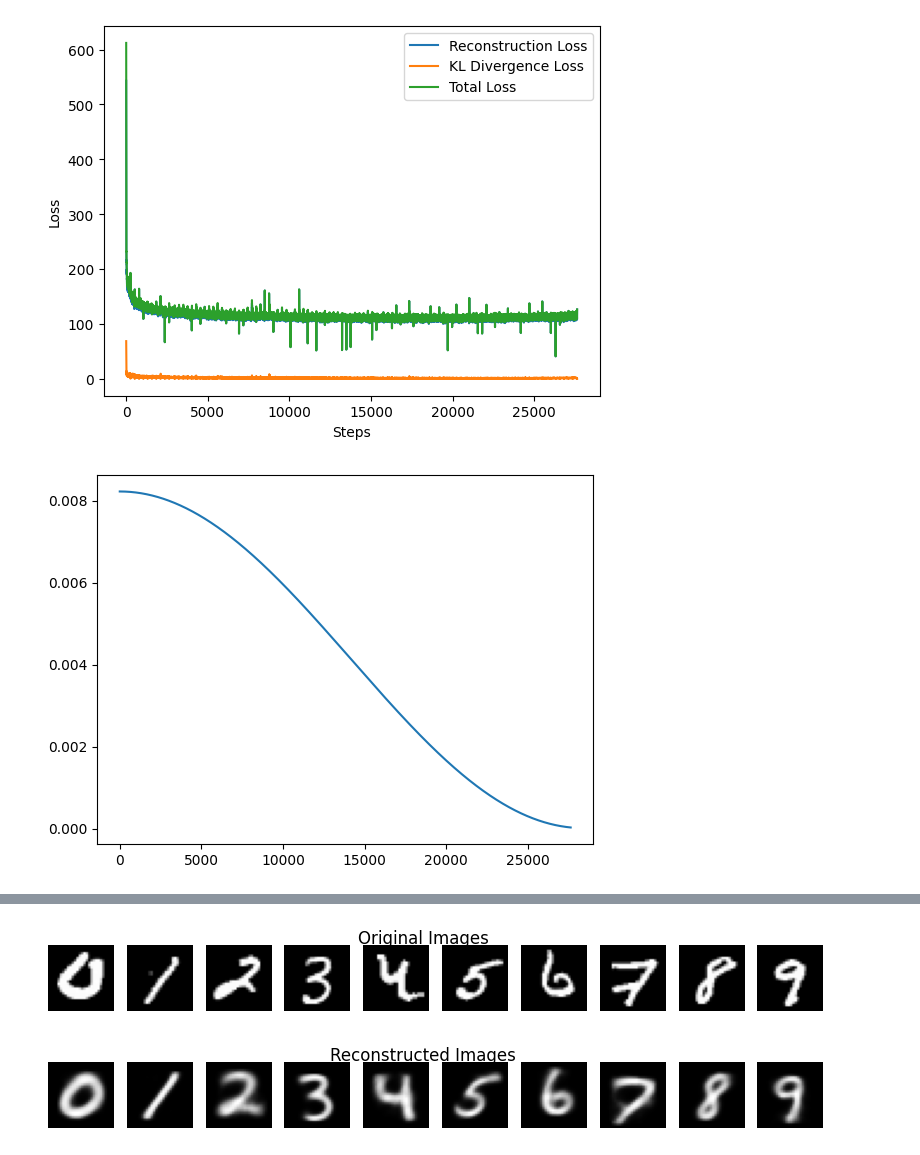
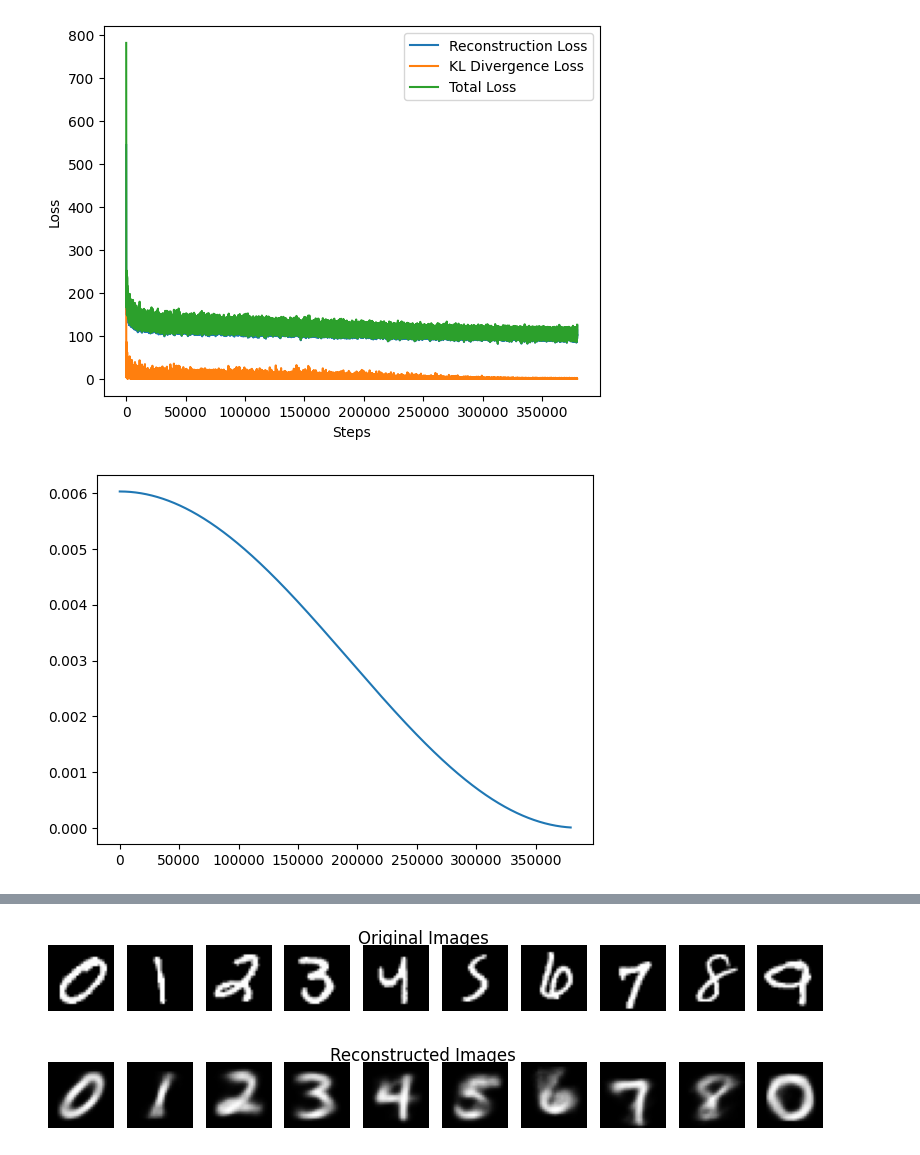
Before and after one commit to WayfarerYuan/MyCVAE, a Jupyter notebook: myCVAE_v5.ipynb, the cells around one changed output, grey strips where cells are left out. Saved outputs shown, nothing was run; the diff lists cells and outputs as text; code cells hidden in the pictures.

```diff
--- a/myCVAE_v5.ipynb
+++ b/myCVAE_v5.ipynb
@@ -106,7 +106,7 @@ def train_and_plot(dataset_name, hidden_dim_1, hidden_dim_2, batch_size, epochs,
             log_softmax_logits = F.log_softmax(logits, dim=-1)
             # uniform_distribution = torch.ones_like(log_softmax_logits) * (1.0 / categorical_dim)
             one_hot_labels = torch.zeros_like(log_softmax_logits).scatter_(1, labels_in_batch.unsqueeze(1), 1.0)
-            kl_loss = F.kl_div(log_softmax_logits, one_hot_labels, reduction='sum') / batch_size * 29.843531299928905
+            kl_loss = F.kl_div(log_softmax_logits, one_hot_labels, reduction='sum') * 1.8306740838455156
             loss = recon_loss + kl_loss
 
             # gradient descent & backpropagation
@@ -579,22 +579,31 @@ def visualize_latent(dataset_name, encoder, num_classes=10, temperature=1.0):
 # %%
 dataset_name = 'MNIST'
 # hidden_dim_1 = 512
 # hidden_dim_2 = 256
 # batch_size = 32
 # epochs = 64
 # initial_lr = 1e-3
 # temperature = 1.0
 # final_temperature = 0.3
 
-hidden_dim_1 = 395
-hidden_dim_2 = 87
-batch_size = 229
-epochs = 108
-initial_lr = 0.008221946643391686
-temperature = 1.8602898465279396
-final_temperature = 0.9793508307172389
+# hidden_dim_1 = 395
+# hidden_dim_2 = 87
+# batch_size = 229
+# epochs = 108
+# initial_lr = 0.008221946643391686
+# temperature = 1.8602898465279396
+# final_temperature = 0.9793508307172389
+# beta = / batch_size * 29.843531299928905
+
+hidden_dim_1 = 425
+hidden_dim_2 = 500
+batch_size = 56
+epochs = 360
+initial_lr = 0.006023831168192716
+temperature = 1.4426243165789046
+final_temperature = 1.479644293752712
 
 dataset, encoder, decoder, final_loss = train_and_plot(dataset_name, hidden_dim_1, hidden_dim_2, batch_size, epochs, initial_lr, temperature, final_temperature)
 # %% [output]
-[figure, old version]
+[figure, new version]
-[figure, old version]
+[figure, new version]
@@ -602,8 +611,8 @@ dataset, encoder, decoder, final_loss = train_and_plot(dataset_name, hidden_dim_
 # %%
 sample_and_reconstruct(dataset, encoder, decoder, input_dim=28*28, num_classes=10, temperature=0.5)
 # %% [output]
-[figure, old version]
+[figure, new version]
-[figure, old version]
+[figure, new version]
 # %%
 categorical_dim = 10
 input_dim = 28 * 28
```
Also changed, not shown: parts of 12 cells of this notebook, 1 other file.
